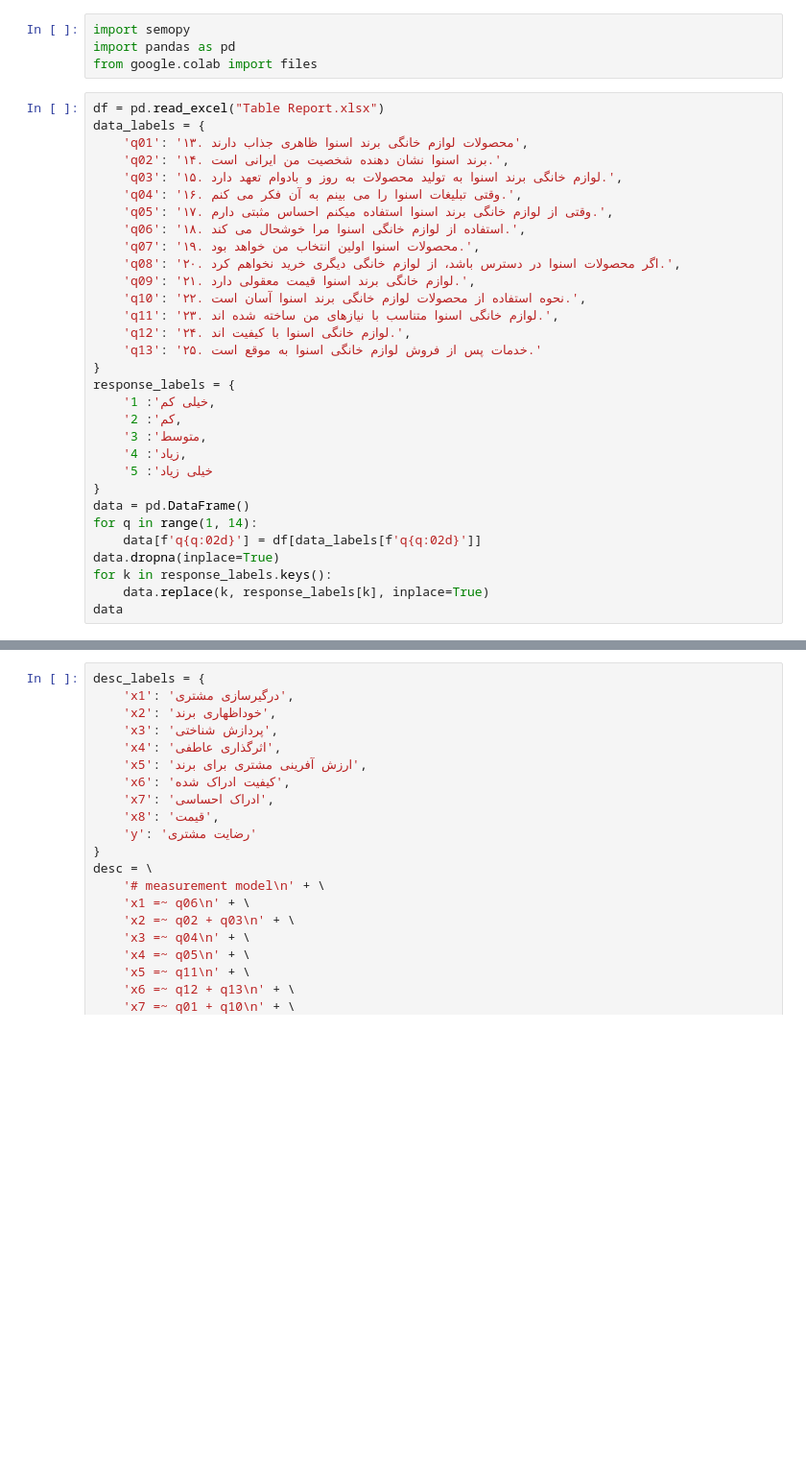
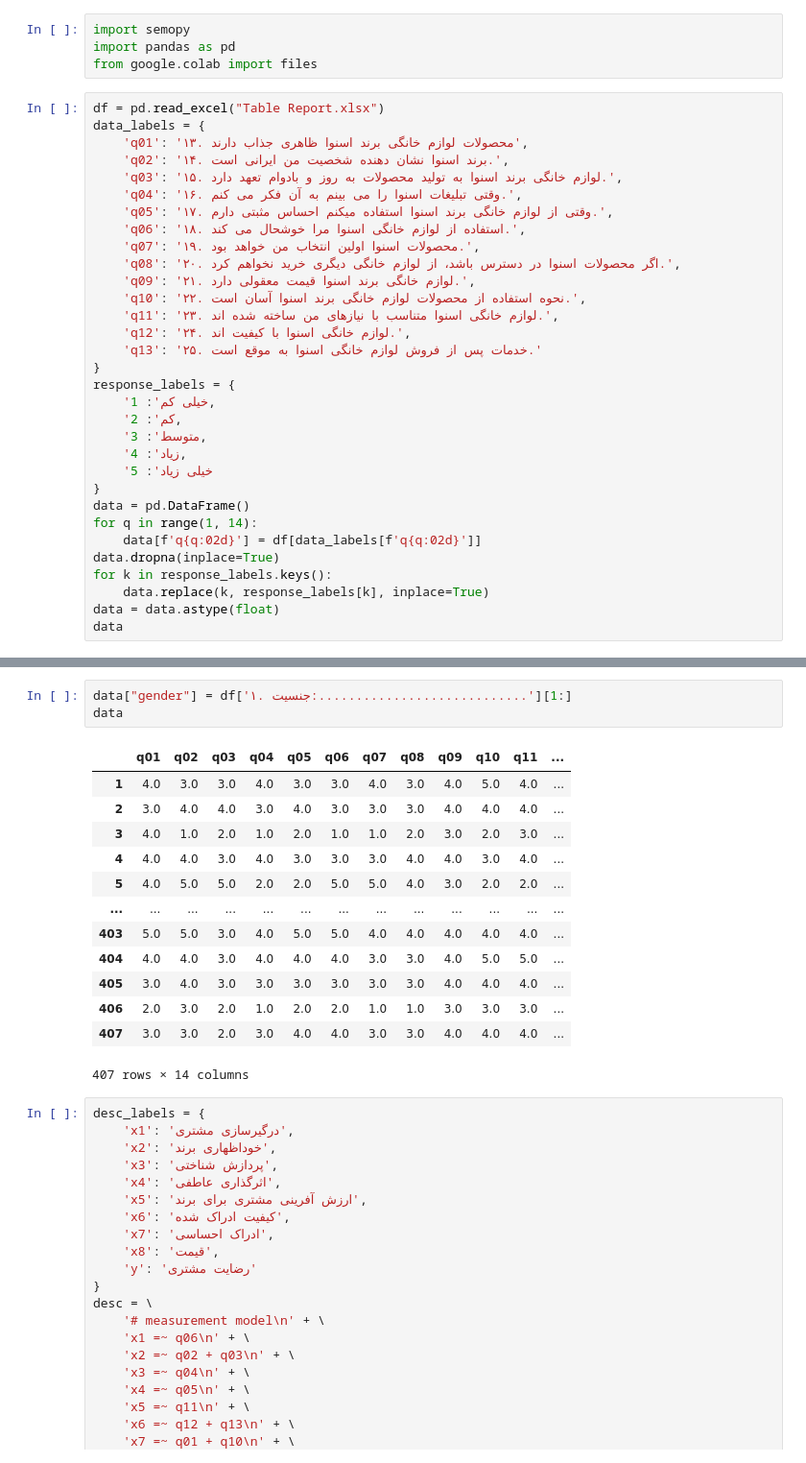
Before and after one commit to MohsenGhodrati/Homeworks, a Jupyter notebook: python-colab.ipynb, the cells around one changed output, grey strips where cells are left out. Shown at 96% size. Saved outputs shown, nothing was run; the diff lists cells and outputs as text; blank space fills up the shorter version.

```diff
--- a/python-colab.ipynb
+++ b/python-colab.ipynb
@@ -92,6 +92,7 @@ for q in range(1, 14):
 data.dropna(inplace=True)
 for k in response_labels.keys():
     data.replace(k, response_labels[k], inplace=True)
+data = data.astype(float)
 data
 # %% [output]
 |  | q01 | q02 | q03 | q04 | q05 | q06 | q07 | q08 | q09 | q10 | q11 | ... |
@@ -109,4 +110,21 @@ data
 407 rows × 13 columns
+# %%
+data["gender"] = df['۱. جنسیت:............................'][1:]
+data
+# %% [output]
+|  | q01 | q02 | q03 | q04 | q05 | q06 | q07 | q08 | q09 | q10 | q11 | ... |
+| 1 | 4.0 | 3.0 | 3.0 | 4.0 | 3.0 | 3.0 | 4.0 | 3.0 | 4.0 | 5.0 | 4.0 | ... |
+| 2 | 3.0 | 4.0 | 4.0 | 3.0 | 4.0 | 3.0 | 3.0 | 3.0 | 4.0 | 4.0 | 4.0 | ... |
+| 3 | 4.0 | 1.0 | 2.0 | 1.0 | 2.0 | 1.0 | 1.0 | 2.0 | 3.0 | 2.0 | 3.0 | ... |
+| 4 | 4.0 | 4.0 | 3.0 | 4.0 | 3.0 | 3.0 | 3.0 | 4.0 | 4.0 | 3.0 | 4.0 | ... |
+| 5 | 4.0 | 5.0 | 5.0 | 2.0 | 2.0 | 5.0 | 5.0 | 4.0 | 3.0 | 2.0 | 2.0 | ... |
+| ... | ... | ... | ... | ... | ... | ... | ... | ... | ... | ... | ... | ... |
+| 403 | 5.0 | 5.0 | 3.0 | 4.0 | 5.0 | 5.0 | 4.0 | 4.0 | 4.0 | 4.0 | 4.0 | ... |
+| 404 | 4.0 | 4.0 | 3.0 | 4.0 | 4.0 | 4.0 | 3.0 | 3.0 | 4.0 | 5.0 | 5.0 | ... |
+| 405 | 3.0 | 4.0 | 3.0 | 3.0 | 3.0 | 3.0 | 3.0 | 3.0 | 4.0 | 4.0 | 4.0 | ... |
+| 406 | 2.0 | 3.0 | 2.0 | 1.0 | 2.0 | 2.0 | 1.0 | 1.0 | 3.0 | 3.0 | 3.0 | ... |
+| 407 | 3.0 | 3.0 | 2.0 | 3.0 | 4.0 | 4.0 | 3.0 | 3.0 | 4.0 | 4.0 | 4.0 | ... |
+407 rows × 14 columns
 # %%
 desc_labels = {
     'x1': 'درگیرسازی مشتری',
```
Also changed, not shown: parts of 6 cells of this notebook.
